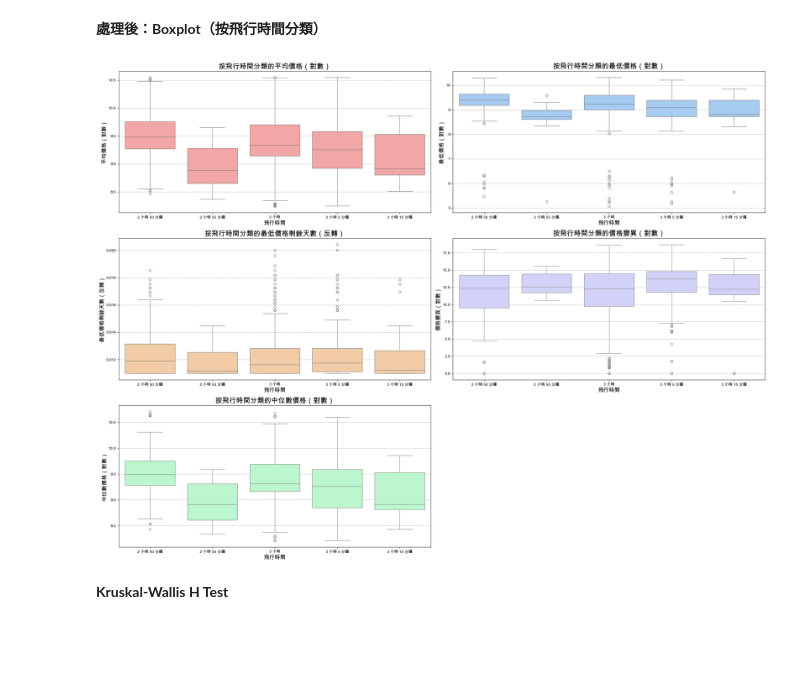
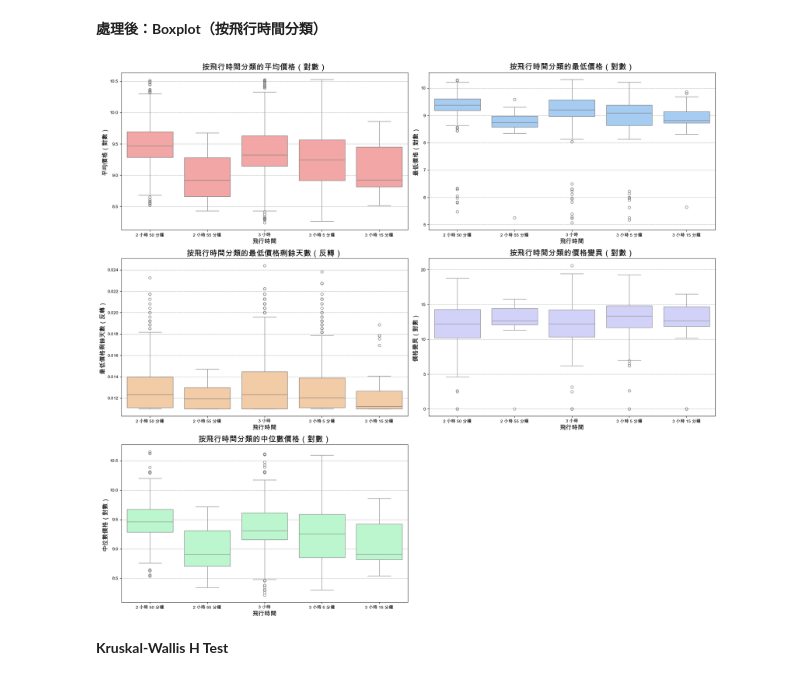
Before and after one commit to ching1223/flight_data, a Jupyter notebook: cleaned_data/flight_time_tokyo.ipynb, the cells around one changed output. Cells and saved outputs as stored; diff of their text form; code cells hidden in the pictures; blank space fills up the shorter version.

```diff
--- a/cleaned_data/flight_time_tokyo.ipynb
+++ b/cleaned_data/flight_time_tokyo.ipynb
@@ -57,7 +57,7 @@ plot_data['飛行時間'] = pd.Categorical(
 )
 
 # 創建子圖，分別繪製對數轉換後的盒狀圖
-fig, axes = plt.subplots(3, 2, figsize=(24, 18))  # 更新為 3x2 網格
+fig, axes = plt.subplots(3, 2, figsize=(20, 18))  # 更新為 3x2 網格
 
 # 調整圖表標題字體大小
 title_fontsize = 18
@@ -77,34 +77,34 @@ axes[0, 1].set_xlabel('飛行時間', fontsize=label_fontsize)
 axes[0, 1].set_ylabel('最低價格（對數）', fontsize=label_fontsize)
 axes[0, 1].grid(axis='y', color='gray', linestyle='--', linewidth=0.5)
 
 # 第三個子圖：按飛行時間分類的最低價格剩餘天數（反轉）的盒狀圖
 sns.boxplot(data=plot_data, x='飛行時間', y='最低價格剩餘天數_inv', ax=axes[1, 0], color='#FFCC99')
 axes[1, 0].set_title('按飛行時間分類的最低價格剩餘天數（反轉）', fontsize=title_fontsize)
 axes[1, 0].set_xlabel('飛行時間', fontsize=label_fontsize)
 axes[1, 0].set_ylabel('最低價格剩餘天數（反轉）', fontsize=label_fontsize)
 axes[1, 0].grid(axis='y', color='gray', linestyle='--', linewidth=0.5)
 
 # 第四個子圖：按飛行時間分類的價格變異（對數）的盒狀圖
 sns.boxplot(data=plot_data, x='飛行時間', y='價格變異_log', ax=axes[1, 1], color='#CCCCFF')
 axes[1, 1].set_title('按飛行時間分類的價格變異（對數）', fontsize=title_fontsize)
 axes[1, 1].set_xlabel('飛行時間', fontsize=label_fontsize)
 axes[1, 1].set_ylabel('價格變異（對數）', fontsize=label_fontsize)
 axes[1, 1].grid(axis='y', color='gray', linestyle='--', linewidth=0.5)
 
 # 第五個子圖：按飛行時間分類的中位數價格（對數）的盒狀圖
 sns.boxplot(data=plot_data, x='飛行時間', y='中位數價格_log', ax=axes[2, 0], color='#B3FFCC')
 axes[2, 0].set_title('按飛行時間分類的中位數價格（對數）', fontsize=title_fontsize)
 axes[2, 0].set_xlabel('飛行時間', fontsize=label_fontsize)
 axes[2, 0].set_ylabel('中位數價格（對數）', fontsize=label_fontsize)
 axes[2, 0].grid(axis='y', color='gray', linestyle='--', linewidth=0.5)
 
 # 移除未使用的子圖
 axes[2, 1].axis('off')
 
 plt.tight_layout()
 plt.show()
 # %% [output]
-[figure, old version]
+[figure, new version]
 # %% [markdown]
 **Kruskal-Wallis H Test**
 # %%
```
Also changed, not shown: parts of 4 cells of this notebook, 24 other files.
